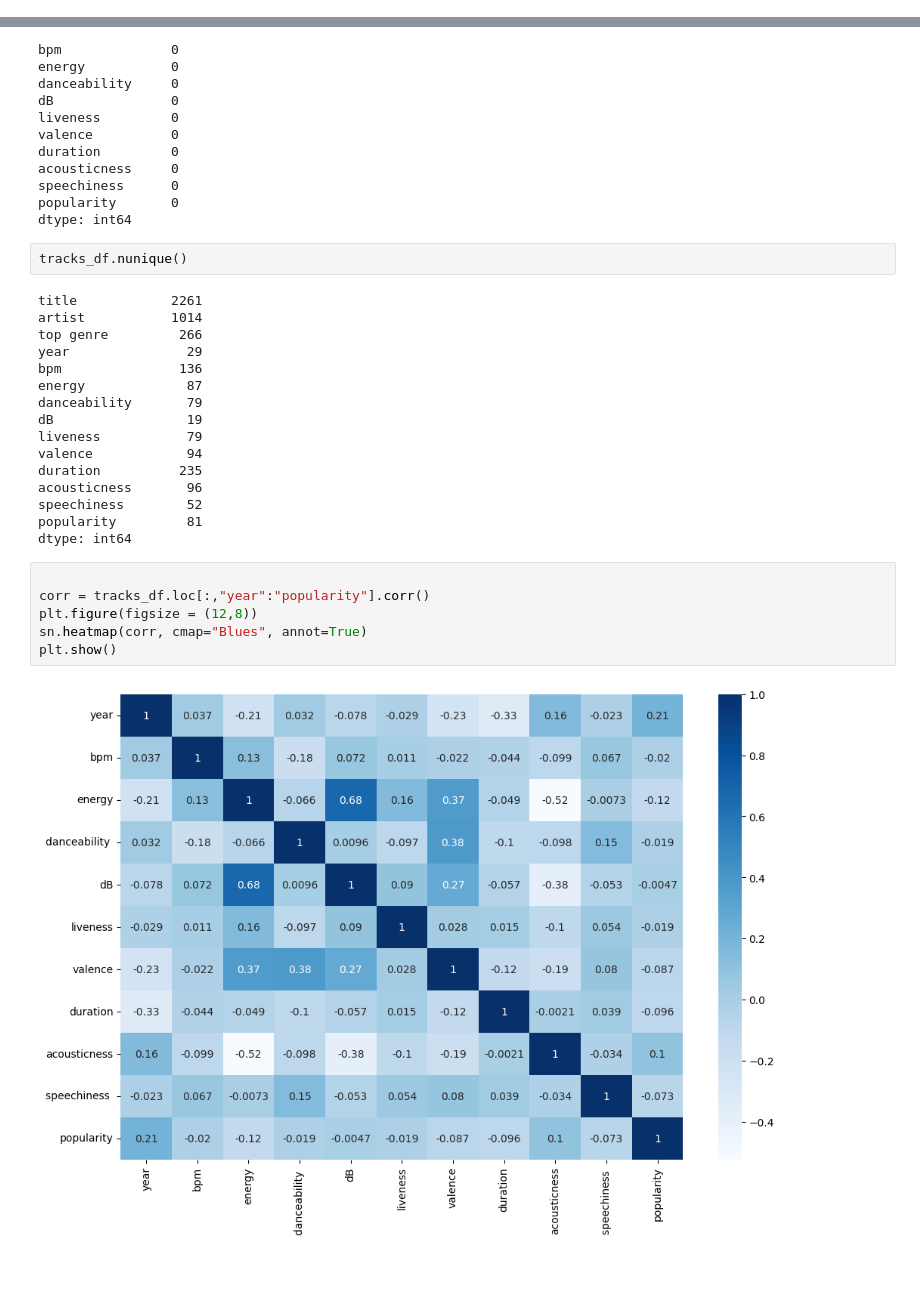
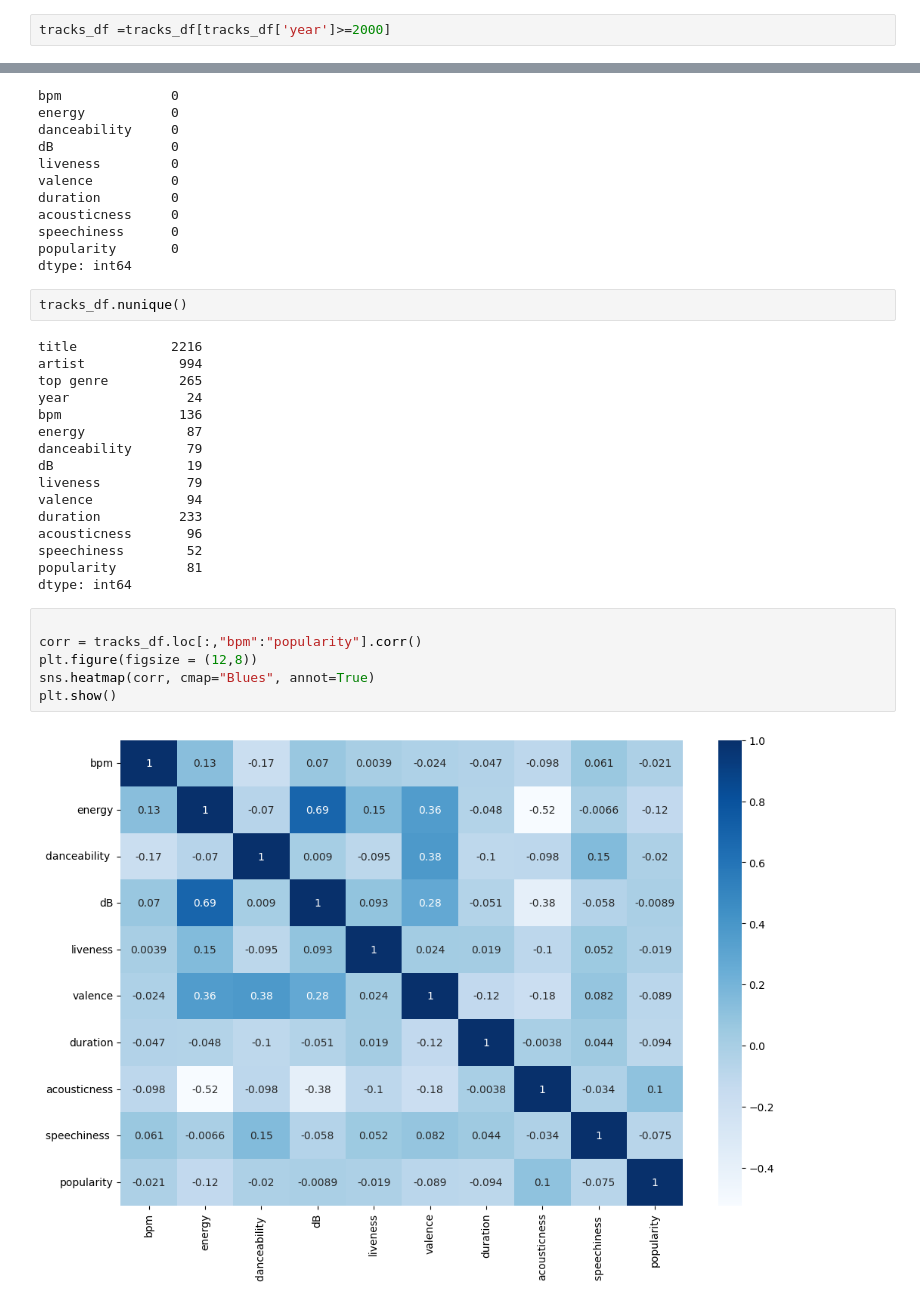
Before and after one commit to ytatumi/music_recommendation, a Jupyter notebook: music_EDA.ipynb, the cells around one changed output, grey strips where cells are left out. Saved outputs shown, nothing was run; the diff lists cells and outputs as text; blank space fills up the shorter version.

```diff
--- a/music_EDA.ipynb
+++ b/music_EDA.ipynb
@@ -56,3 +54,5 @@ tracks_df.describe()
 | 50% | 2011.00000 | 120.00000 | 71.00000 | 68.00000 | -5.00000 | 12.00000 | 54.00000 | 221.00000 | 7.00000 | ... |
 | 75% | 2017.00000 | 134.00000 | 82.00000 | 77.00000 | -4.00000 | 23.00000 | 73.00000 | 246.00000 | 22.00000 | ... |
 | max | 2023.00000 | 211.00000 | 100.00000 | 98.00000 | 0.00000 | 84.00000 | 97.00000 | 688.00000 | 98.00000 | ... |
+# %%
+tracks_df =tracks_df[tracks_df['year']>=2000]
@@ -77,29 +89,29 @@ dtype: int64
 # %%
 tracks_df.nunique()
 # %% [output]
-title            2261
-artist           1014
-top genre         266
-year               29
+title            2216
+artist            994
+top genre         265
+year               24
 bpm               136
 energy             87
 danceability       79
 dB                 19
 liveness           79
 valence            94
-duration          235
+duration          233
 acousticness       96
 speechiness        52
 popularity         81
 dtype: int64
 # %%
 
-corr = tracks_df.loc[:,"year":"popularity"].corr()
+corr = tracks_df.loc[:,"bpm":"popularity"].corr()
 plt.figure(figsize = (12,8))
-sn.heatmap(corr, cmap="Blues", annot=True)
+sns.heatmap(corr, cmap="Blues", annot=True)
 plt.show()
 # %% [output]
-[figure, old version]
+[figure, new version]
 # %%
 tracks_df.loc[:,"year":"popularity"].hist(figsize=(15,15));
 # %% [output]
```
Also changed, not shown: parts of 17 cells of this notebook, 5 other files.
